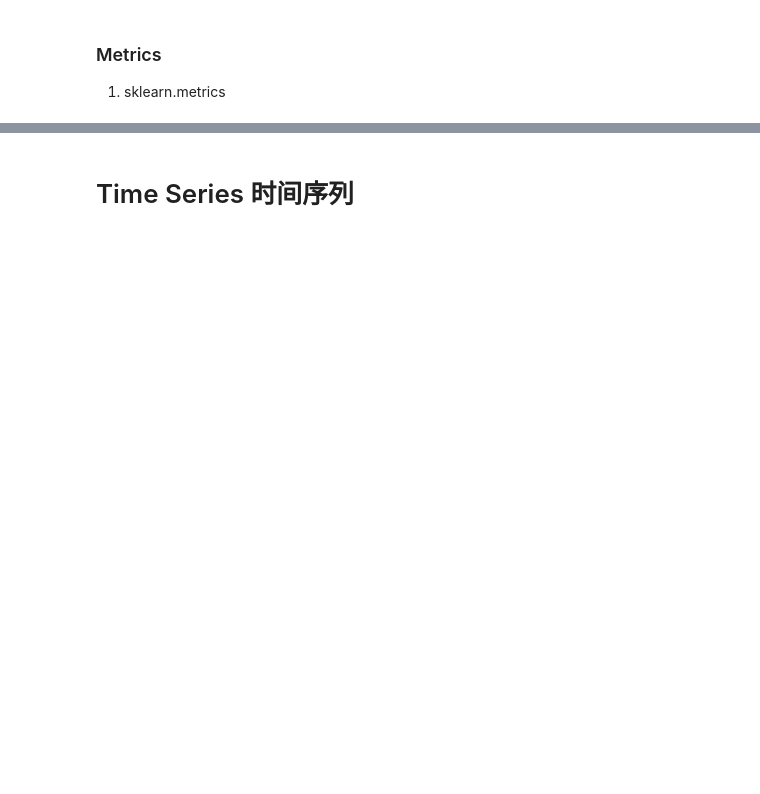
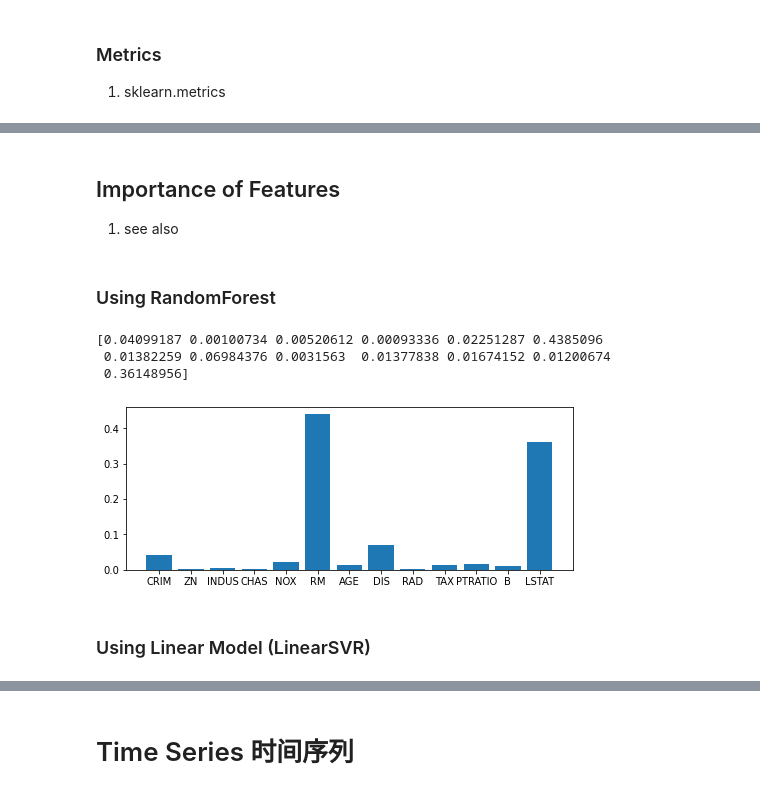
Before and after one commit to taosongst/data_analysis_common, a Jupyter notebook: 数据分析常见指令.ipynb, the cells around one changed output, grey strips where cells are left out. Saved outputs shown, nothing was run; the diff lists cells and outputs as text; code cells hidden in the pictures; blank space fills up the shorter version.

```diff
--- a/数据分析常见指令.ipynb
+++ b/数据分析常见指令.ipynb
@@ -340,0 +712,25 @@ from sklearn.model_selection import StratifiedKFold
+# %% [markdown]
+## Importance of Features
+1. see also
+# %% [markdown]
+### Using RandomForest
+# %%
+import numpy as np
+from sklearn.ensemble import RandomForestRegressor
+from sklearn.datasets import load_boston
+from matplotlib import pyplot as plt
+data = load_boston()
+rf = RandomForestRegressor()
+rf.fit(data.data, data.target);
+print(rf.feature_importances_)
+
+plt.figure(figsize=(8, 3))
+plt.bar(range(1, 14), rf.feature_importances_)
+_ = plt.xticks(range(1, 14), data.feature_names)
+# %% [output]
+[0.04099187 0.00100734 0.00520612 0.00093336 0.02251287 0.4385096
+ 0.01382259 0.06984376 0.0031563  0.01377838 0.01674152 0.01200674
+ 0.36148956]
+[figure, added]
+# %% [markdown]
+### Using Linear Model (LinearSVR)
```
Also changed, not shown: parts of 93 cells of this notebook.
